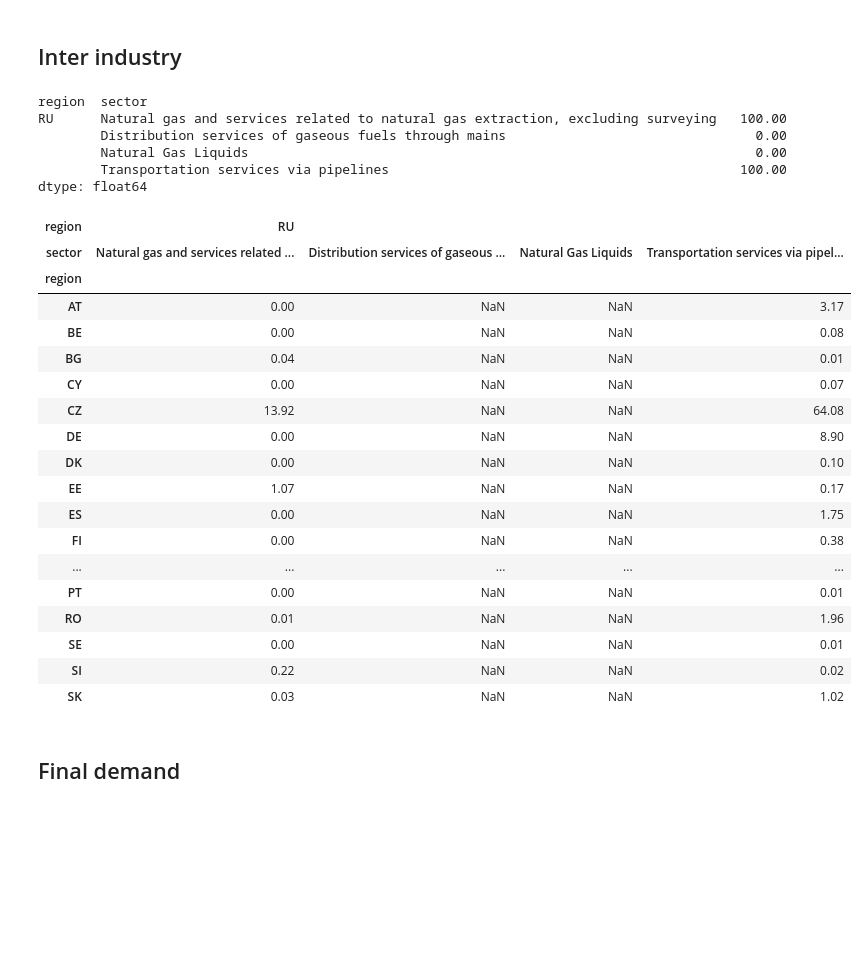
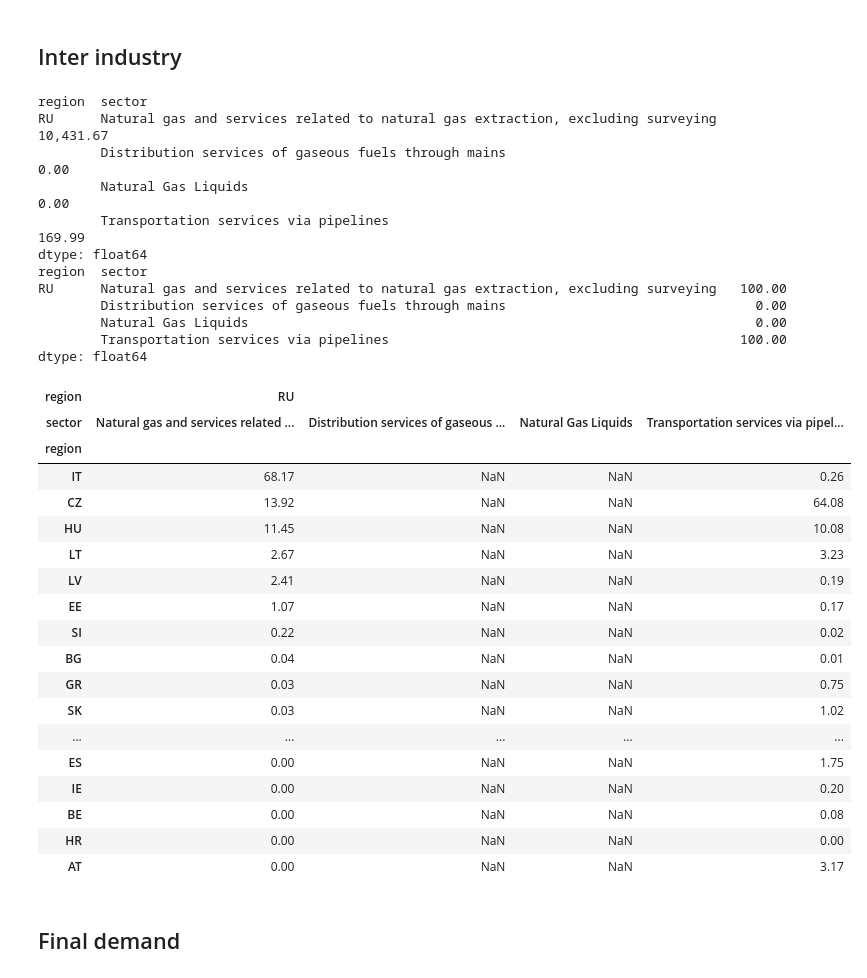
Before and after one commit to adrien-perello/EEIOA, a Jupyter notebook: notebooks/IGA.ipynb, the cells around one changed output. Drawn from its saved outputs; the diff is of its cells as text; code cells hidden in the pictures; blank space fills up the shorter version.

Commit message:
sort df by values for clarity

```diff
--- a/notebooks/IGA.ipynb
+++ b/notebooks/IGA.ipynb
@@ -290,41 +290,47 @@ RU_nat_gas = pd.MultiIndex.from_product(iterables=[RU, nat_gas])
 # %%
 # How much does each EU country relies on DIRECT RU gas sectors (INTER INDUSTRY)
 
 total_EU_imports_Z = Z.loc[RU_nat_gas, EU27].sum(axis=1)
 print(total_EU_imports_Z)
 
 res = Z.loc[RU_nat_gas, EU27].groupby(level=0, axis=1).sum()
 
 # expressed in percentage of total EU imports
 res = res.divide(total_EU_imports_Z, axis=0).T * 100
 print(res.sum())
-res
+res.sort_values(RU_nat_gas[0], ascending=False)
 # %% [output]
+region  sector
+RU      Natural gas and services related to natural gas extraction, excluding surveying   10,431.67
+        Distribution services of gaseous fuels through mains                                   0.00
+        Natural Gas Liquids                                                                    0.00
+        Transportation services via pipelines                                                169.99
+dtype: float64
 region  sector
 RU      Natural gas and services related to natural gas extraction, excluding surveying   100.00
         Distribution services of gaseous fuels through mains                                0.00
         Natural Gas Liquids                                                                 0.00
         Transportation services via pipelines                                             100.00
 dtype: float64
 | region | RU |  |  |  |
 | sector | Natural gas and services related ... | Distribution services of gaseous ... | Natural Gas Liquids | Transportation services via pipel... |
 | region |  |  |  |  |
+| IT | 68.17 | NaN | NaN | 0.26 |
+| CZ | 13.92 | NaN | NaN | 64.08 |
+| HU | 11.45 | NaN | NaN | 10.08 |
+| LT | 2.67 | NaN | NaN | 3.23 |
+| LV | 2.41 | NaN | NaN | 0.19 |
+| EE | 1.07 | NaN | NaN | 0.17 |
+| SI | 0.22 | NaN | NaN | 0.02 |
+| BG | 0.04 | NaN | NaN | 0.01 |
+| GR | 0.03 | NaN | NaN | 0.75 |
+| SK | 0.03 | NaN | NaN | 1.02 |
+| ... | ... | ... | ... | ... |
+| ES | 0.00 | NaN | NaN | 1.75 |
+| IE | 0.00 | NaN | NaN | 0.20 |
+| BE | 0.00 | NaN | NaN | 0.08 |
+| HR | 0.00 | NaN | NaN | 0.00 |
 | AT | 0.00 | NaN | NaN | 3.17 |
-| BE | 0.00 | NaN | NaN | 0.08 |
-| BG | 0.04 | NaN | NaN | 0.01 |
-| CY | 0.00 | NaN | NaN | 0.07 |
-| CZ | 13.92 | NaN | NaN | 64.08 |
-| DE | 0.00 | NaN | NaN | 8.90 |
-| DK | 0.00 | NaN | NaN | 0.10 |
-| EE | 1.07 | NaN | NaN | 0.17 |
-| ES | 0.00 | NaN | NaN | 1.75 |
-| FI | 0.00 | NaN | NaN | 0.38 |
-| ... | ... | ... | ... | ... |
-| PT | 0.00 | NaN | NaN | 0.01 |
-| RO | 0.01 | NaN | NaN | 1.96 |
-| SE | 0.00 | NaN | NaN | 0.01 |
-| SI | 0.22 | NaN | NaN | 0.02 |
-| SK | 0.03 | NaN | NaN | 1.02 |
 # %% [markdown]
 ## Final demand
 # %%
```
Also changed, not shown: parts of 5 cells of this notebook.
